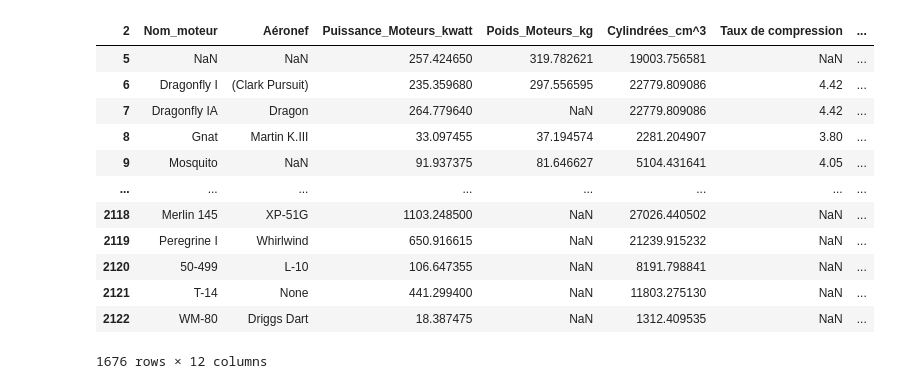
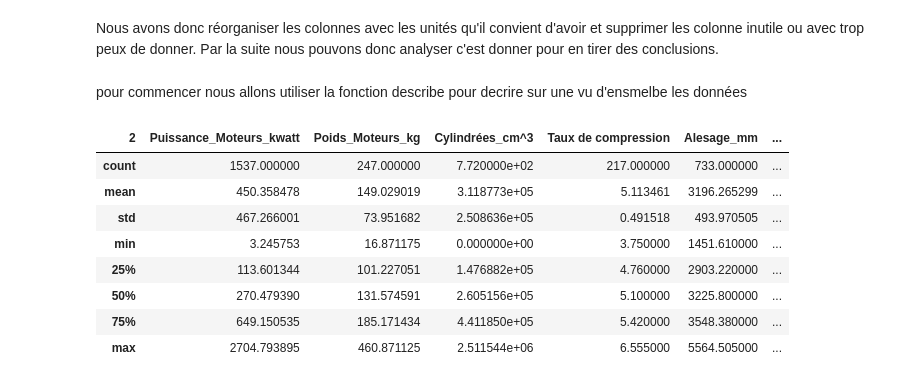
Before and after one commit to Paulciapello/Projet_Info_L2, a Jupyter notebook: main.ipynb, the cells around one changed output. Drawn from its saved outputs; the diff is of its cells as text; code cells hidden in the pictures.

```diff
--- a/main.ipynb
+++ b/main.ipynb
@@ -109,16 +161,17 @@ df['Cylindrées_cm^3'] = df['Cylindrées_cm^3'].apply(in3_to_cm3)
-# %%
-df
-# %% [output]
-| 2 | Nom_moteur | Aéronef | Puissance_Moteurs_kwatt | Poids_Moteurs_kg | Cylindrées_cm^3 | Taux de compression | ... |
-| 5 | NaN | NaN | 257.424650 | 319.782621 | 19003.756581 | NaN | ... |
-| 6 | Dragonfly I | (Clark Pursuit) | 235.359680 | 297.556595 | 22779.809086 | 4.42 | ... |
-| 7 | Dragonfly IA | Dragon | 264.779640 | NaN | 22779.809086 | 4.42 | ... |
-| 8 | Gnat | Martin K.III | 33.097455 | 37.194574 | 2281.204907 | 3.80 | ... |
-| 9 | Mosquito | NaN | 91.937375 | 81.646627 | 5104.431641 | 4.05 | ... |
-| ... | ... | ... | ... | ... | ... | ... | ... |
-| 2118 | Merlin 145 | XP-51G | 1103.248500 | NaN | 27026.440502 | NaN | ... |
-| 2119 | Peregrine I | Whirlwind | 650.916615 | NaN | 21239.915232 | NaN | ... |
-| 2120 | 50-499 | L-10 | 106.647355 | NaN | 8191.798841 | NaN | ... |
-| 2121 | T-14 | None | 441.299400 | NaN | 11803.275130 | NaN | ... |
-| 2122 | WM-80 | Driggs Dart | 18.387475 | NaN | 1312.409535 | NaN | ... |
-1676 rows × 12 columns
+# %% [markdown]
+Nous avons donc réorganiser les colonnes avec les unités qu'il convient d'avoir et supprimer les colonne inutile ou avec trop peux de donner.
+Par la suite nous pouvons donc analyser c'est donner pour en tirer des conclusions.
+# %% [markdown]
+pour commencer nous allons utiliser la fonction describe pour decrire sur une vu d'ensmelbe les données
+# %%
+df.describe()
+# %% [output]
+| 2 | Puissance_Moteurs_kwatt | Poids_Moteurs_kg | Cylindrées_cm^3 | Taux de compression | Alesage_mm | ... |
+| count | 1537.000000 | 247.000000 | 7.720000e+02 | 217.000000 | 733.000000 | ... |
+| mean | 450.358478 | 149.029019 | 3.118773e+05 | 5.113461 | 3196.265299 | ... |
+| std | 467.266001 | 73.951682 | 2.508636e+05 | 0.491518 | 493.970505 | ... |
+| min | 3.245753 | 16.871175 | 0.000000e+00 | 3.750000 | 1451.610000 | ... |
+| 25% | 113.601344 | 101.227051 | 1.476882e+05 | 4.760000 | 2903.220000 | ... |
+| 50% | 270.479390 | 131.574591 | 2.605156e+05 | 5.100000 | 3225.800000 | ... |
+| 75% | 649.150535 | 185.171434 | 4.411850e+05 | 5.420000 | 3548.380000 | ... |
+| max | 2704.793895 | 460.871125 | 2.511544e+06 | 6.555000 | 5564.505000 | ... |
```
Also changed, not shown: parts of 19 cells of this notebook, 1 other file.
